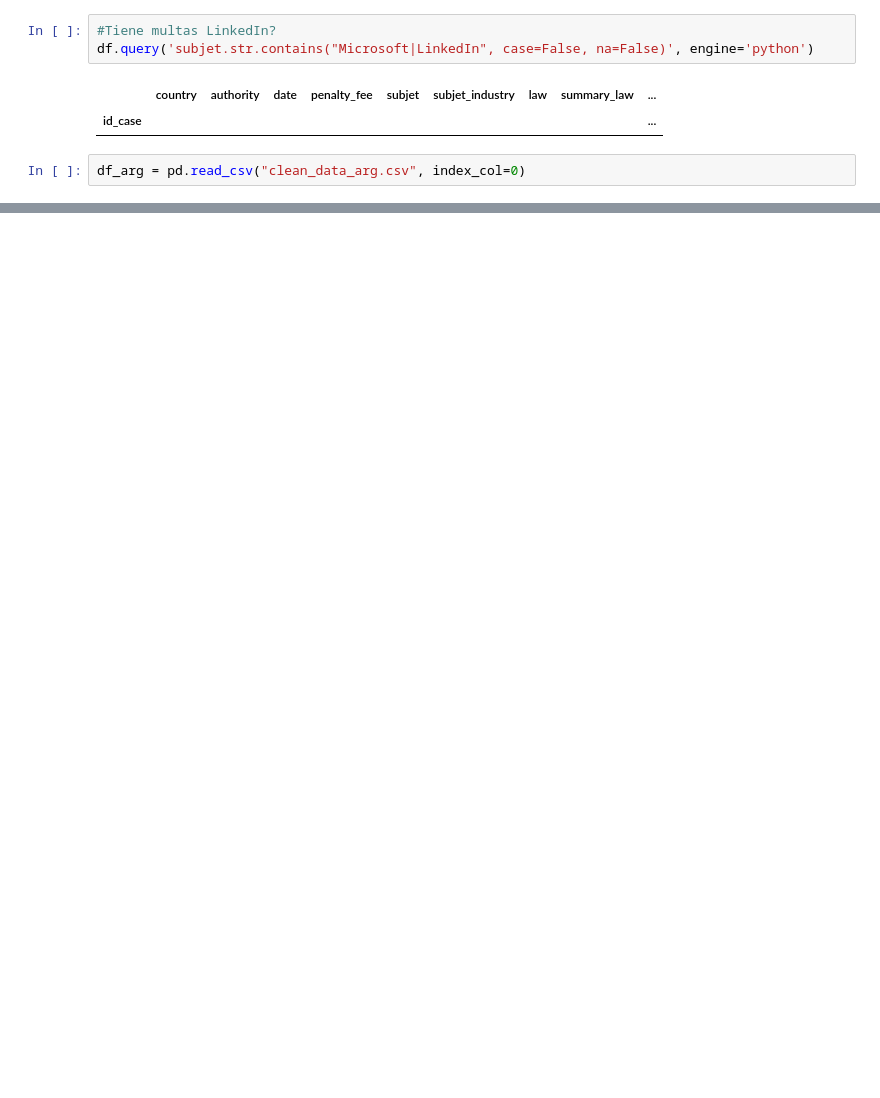
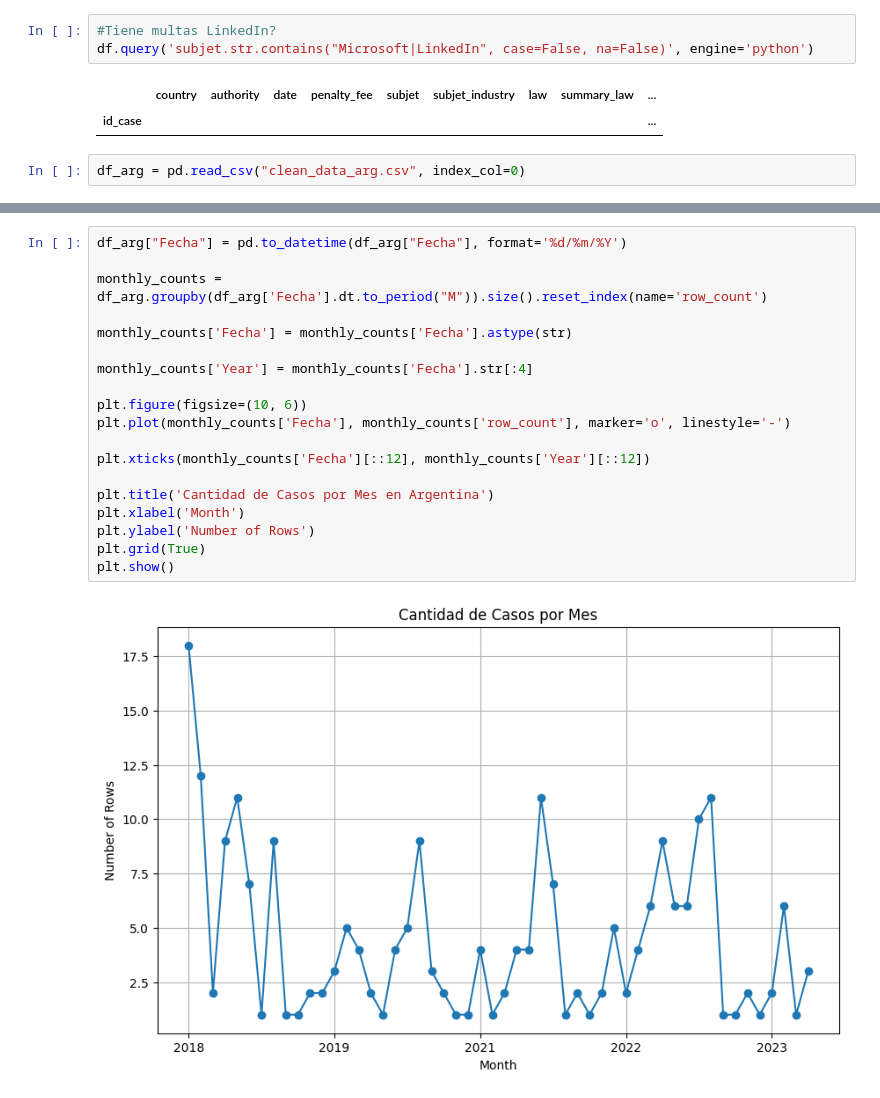
Before and after one commit to gomezgaston/Data_Compliance_Analysis, a Jupyter notebook: EDA.ipynb, the cells around one changed output, grey strips where cells are left out. Cells and saved outputs as stored; diff of their text form; blank space fills up the shorter version.

```diff
--- a/EDA.ipynb
+++ b/EDA.ipynb
@@ -217,0 +280,21 @@ df_arg["Estado"].replace([""])
+# %%
+df_arg["Fecha"] = pd.to_datetime(df_arg["Fecha"], format='%d/%m/%Y')
+
+monthly_counts = df_arg.groupby(df_arg['Fecha'].dt.to_period("M")).size().reset_index(name='row_count')
+
+monthly_counts['Fecha'] = monthly_counts['Fecha'].astype(str)
+
+monthly_counts['Year'] = monthly_counts['Fecha'].str[:4]
+
+plt.figure(figsize=(10, 6))
+plt.plot(monthly_counts['Fecha'], monthly_counts['row_count'], marker='o', linestyle='-')
+
+plt.xticks(monthly_counts['Fecha'][::12], monthly_counts['Year'][::12])
+
+plt.title('Cantidad de Casos por Mes en Argentina')
+plt.xlabel('Month')
+plt.ylabel('Number of Rows')
+plt.grid(True)
+plt.show()
+# %% [output]
+[figure, added]
```
Also changed, not shown: parts of 15 cells of this notebook, 9 other files.
